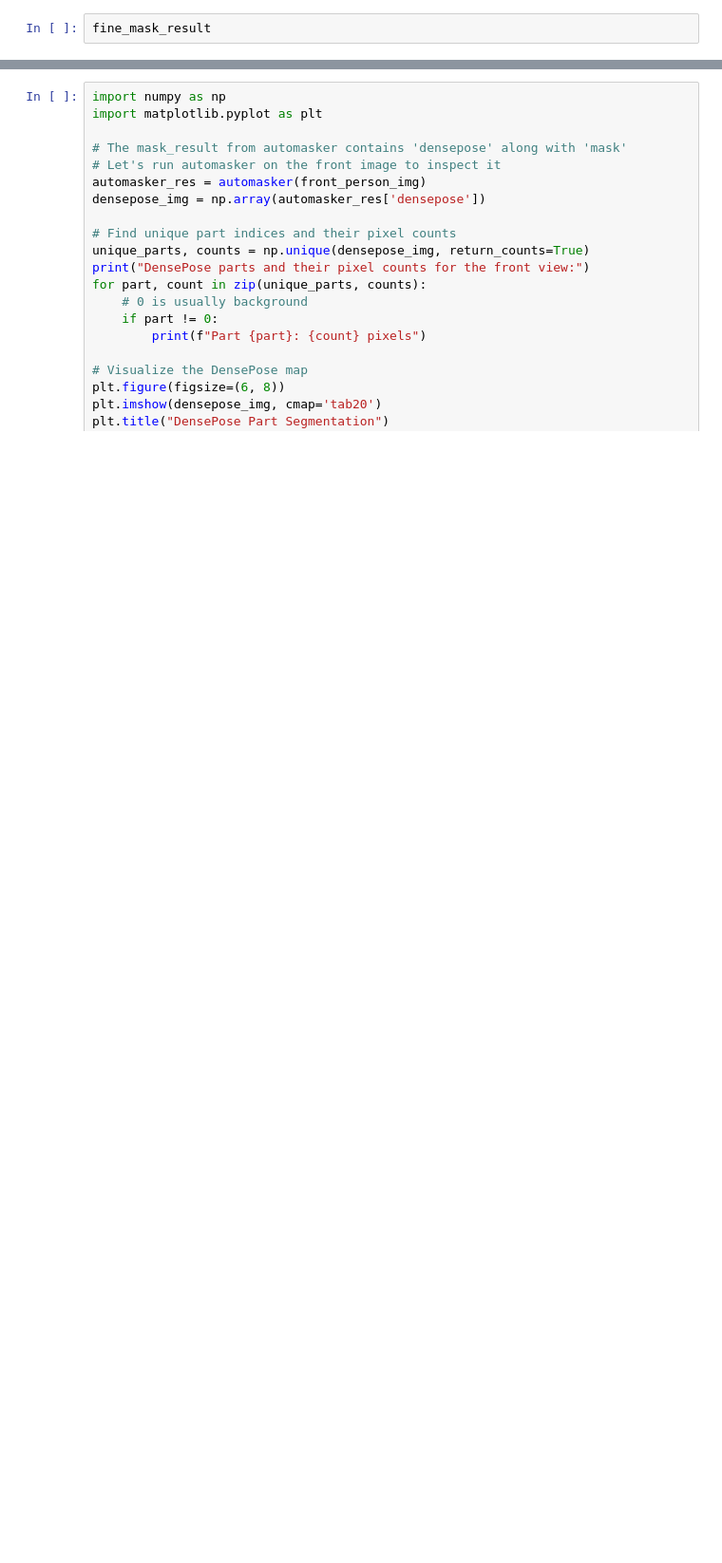
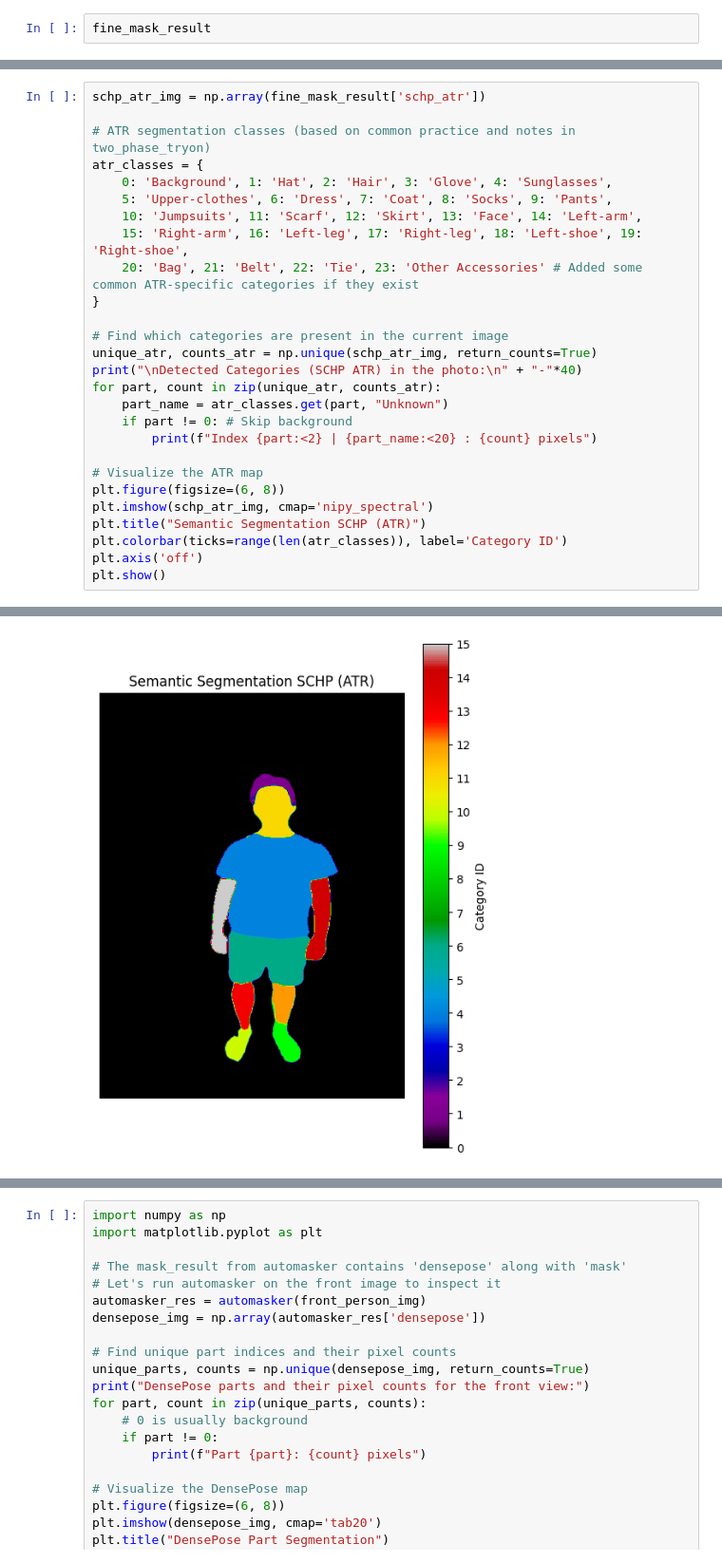
Before and after one commit to Eikthyrnir/CatVTON_3DGS, a Jupyter notebook: CatVTON_sandbox.ipynb, the cells around one changed output, grey strips where cells are left out. Shown at 95% size. Drawn from its saved outputs; the diff is of its cells as text; blank space fills up the shorter version.

```diff
--- a/CatVTON_sandbox.ipynb
+++ b/CatVTON_sandbox.ipynb
@@ -555,0 +596,28 @@ fine_mask_result
+# %%
+schp_atr_img = np.array(fine_mask_result['schp_atr'])
+
+# ATR segmentation classes (based on common practice and notes in two_phase_tryon)
+atr_classes = {
+    0: 'Background', 1: 'Hat', 2: 'Hair', 3: 'Glove', 4: 'Sunglasses',
+    5: 'Upper-clothes', 6: 'Dress', 7: 'Coat', 8: 'Socks', 9: 'Pants',
+    10: 'Jumpsuits', 11: 'Scarf', 12: 'Skirt', 13: 'Face', 14: 'Left-arm',
+    15: 'Right-arm', 16: 'Left-leg', 17: 'Right-leg', 18: 'Left-shoe', 19: 'Right-shoe',
+    20: 'Bag', 21: 'Belt', 22: 'Tie', 23: 'Other Accessories' # Added some common ATR-specific categories if they exist
+}
+
+# Find which categories are present in the current image
+unique_atr, counts_atr = np.unique(schp_atr_img, return_counts=True)
+print("\nDetected Categories (SCHP ATR) in the photo:\n" + "-"*40)
+for part, count in zip(unique_atr, counts_atr):
+    part_name = atr_classes.get(part, "Unknown")
+    if part != 0: # Skip background
+        print(f"Index {part:<2} | {part_name:<20} : {count} pixels")
+
+# Visualize the ATR map
+plt.figure(figsize=(6, 8))
+plt.imshow(schp_atr_img, cmap='nipy_spectral')
+plt.title("Semantic Segmentation SCHP (ATR)")
+plt.colorbar(ticks=range(len(atr_classes)), label='Category ID')
+plt.axis('off')
+plt.show()
+# %% [output]
@@ -555,0 +637 @@ fine_mask_result
+[figure, added]
```
Also changed, not shown: parts of 7 cells of this notebook.
